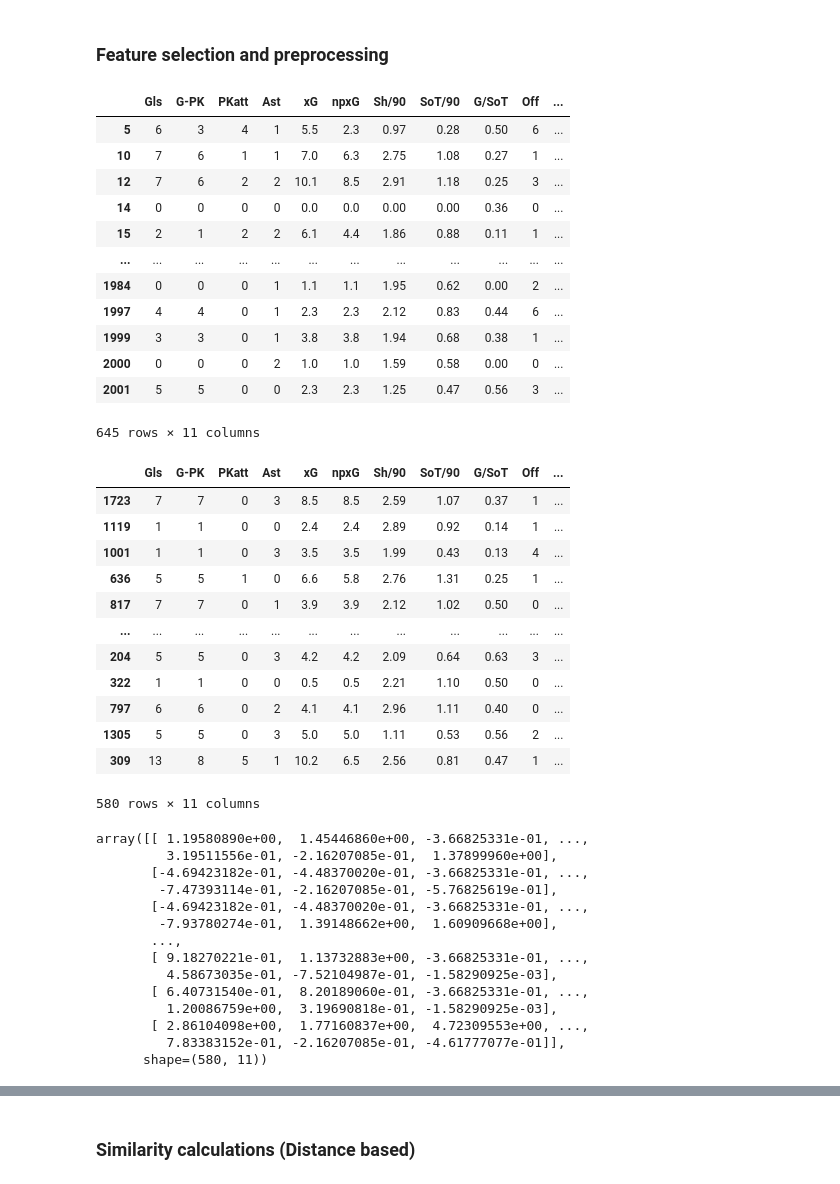
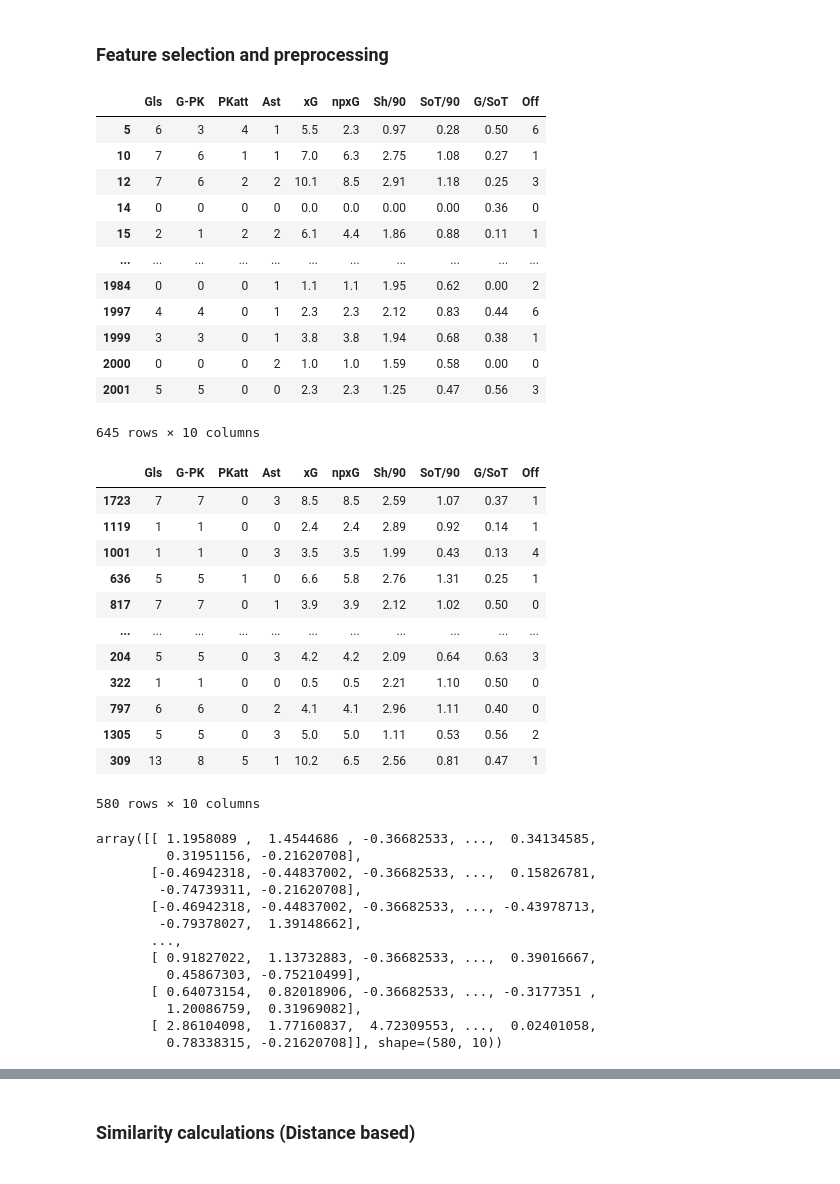
Before and after one commit to Wukelalks/Player-Performance-Model, a Jupyter notebook: find_similar_attackers.ipynb, the cells around one changed output, grey strips where cells are left out. Drawn from its saved outputs; the diff is of its cells as text; code cells hidden in the pictures.

```diff
--- a/find_similar_attackers.ipynb
+++ b/find_similar_attackers.ipynb
@@ -54,45 +54,45 @@ attackers_df
 # %%
 # Feature selection
 attackers_features = ['Gls', 'G-PK', 'PKatt', 'Ast', 'xG', 'npxG', 'Sh/90', 'SoT/90',
-                     'G/SoT', 'Off', 'Market Value Euros']
+                     'G/SoT', 'Off',]
 
 # DataFrame with attackers features
 X = attackers_df[attackers_features].copy()
 
 X
 # %% [output]
-|  | Gls | G-PK | PKatt | Ast | xG | npxG | Sh/90 | SoT/90 | G/SoT | Off | ... |
-| 5 | 6 | 3 | 4 | 1 | 5.5 | 2.3 | 0.97 | 0.28 | 0.50 | 6 | ... |
-| 10 | 7 | 6 | 1 | 1 | 7.0 | 6.3 | 2.75 | 1.08 | 0.27 | 1 | ... |
-| 12 | 7 | 6 | 2 | 2 | 10.1 | 8.5 | 2.91 | 1.18 | 0.25 | 3 | ... |
-| 14 | 0 | 0 | 0 | 0 | 0.0 | 0.0 | 0.00 | 0.00 | 0.36 | 0 | ... |
-| 15 | 2 | 1 | 2 | 2 | 6.1 | 4.4 | 1.86 | 0.88 | 0.11 | 1 | ... |
-| ... | ... | ... | ... | ... | ... | ... | ... | ... | ... | ... | ... |
-| 1984 | 0 | 0 | 0 | 1 | 1.1 | 1.1 | 1.95 | 0.62 | 0.00 | 2 | ... |
-| 1997 | 4 | 4 | 0 | 1 | 2.3 | 2.3 | 2.12 | 0.83 | 0.44 | 6 | ... |
-| 1999 | 3 | 3 | 0 | 1 | 3.8 | 3.8 | 1.94 | 0.68 | 0.38 | 1 | ... |
-| 2000 | 0 | 0 | 0 | 2 | 1.0 | 1.0 | 1.59 | 0.58 | 0.00 | 0 | ... |
-| 2001 | 5 | 5 | 0 | 0 | 2.3 | 2.3 | 1.25 | 0.47 | 0.56 | 3 | ... |
+|  | Gls | G-PK | PKatt | Ast | xG | npxG | Sh/90 | SoT/90 | G/SoT | Off |
+| 5 | 6 | 3 | 4 | 1 | 5.5 | 2.3 | 0.97 | 0.28 | 0.50 | 6 |
+| 10 | 7 | 6 | 1 | 1 | 7.0 | 6.3 | 2.75 | 1.08 | 0.27 | 1 |
+| 12 | 7 | 6 | 2 | 2 | 10.1 | 8.5 | 2.91 | 1.18 | 0.25 | 3 |
+| 14 | 0 | 0 | 0 | 0 | 0.0 | 0.0 | 0.00 | 0.00 | 0.36 | 0 |
+| 15 | 2 | 1 | 2 | 2 | 6.1 | 4.4 | 1.86 | 0.88 | 0.11 | 1 |
+| ... | ... | ... | ... | ... | ... | ... | ... | ... | ... | ... |
+| 1984 | 0 | 0 | 0 | 1 | 1.1 | 1.1 | 1.95 | 0.62 | 0.00 | 2 |
+| 1997 | 4 | 4 | 0 | 1 | 2.3 | 2.3 | 2.12 | 0.83 | 0.44 | 6 |
+| 1999 | 3 | 3 | 0 | 1 | 3.8 | 3.8 | 1.94 | 0.68 | 0.38 | 1 |
+| 2000 | 0 | 0 | 0 | 2 | 1.0 | 1.0 | 1.59 | 0.58 | 0.00 | 0 |
+| 2001 | 5 | 5 | 0 | 0 | 2.3 | 2.3 | 1.25 | 0.47 | 0.56 | 3 |
-645 rows × 11 columns
+645 rows × 10 columns
 # %%
 # Splitting the data into training and testing data
 X_train, X_test, df_train, df_test = train_test_split(X, attackers_df, test_size=0.1, random_state=42)
 # %%
 X_train
 # %% [output]
-|  | Gls | G-PK | PKatt | Ast | xG | npxG | Sh/90 | SoT/90 | G/SoT | Off | ... |
-| 1723 | 7 | 7 | 0 | 3 | 8.5 | 8.5 | 2.59 | 1.07 | 0.37 | 1 | ... |
-| 1119 | 1 | 1 | 0 | 0 | 2.4 | 2.4 | 2.89 | 0.92 | 0.14 | 1 | ... |
-| 1001 | 1 | 1 | 0 | 3 | 3.5 | 3.5 | 1.99 | 0.43 | 0.13 | 4 | ... |
-| 636 | 5 | 5 | 1 | 0 | 6.6 | 5.8 | 2.76 | 1.31 | 0.25 | 1 | ... |
-| 817 | 7 | 7 | 0 | 1 | 3.9 | 3.9 | 2.12 | 1.02 | 0.50 | 0 | ... |
-| ... | ... | ... | ... | ... | ... | ... | ... | ... | ... | ... | ... |
-| 204 | 5 | 5 | 0 | 3 | 4.2 | 4.2 | 2.09 | 0.64 | 0.63 | 3 | ... |
-| 322 | 1 | 1 | 0 | 0 | 0.5 | 0.5 | 2.21 | 1.10 | 0.50 | 0 | ... |
-| 797 | 6 | 6 | 0 | 2 | 4.1 | 4.1 | 2.96 | 1.11 | 0.40 | 0 | ... |
-| 1305 | 5 | 5 | 0 | 3 | 5.0 | 5.0 | 1.11 | 0.53 | 0.56 | 2 | ... |
-| 309 | 13 | 8 | 5 | 1 | 10.2 | 6.5 | 2.56 | 0.81 | 0.47 | 1 | ... |
+|  | Gls | G-PK | PKatt | Ast | xG | npxG | Sh/90 | SoT/90 | G/SoT | Off |
+| 1723 | 7 | 7 | 0 | 3 | 8.5 | 8.5 | 2.59 | 1.07 | 0.37 | 1 |
+| 1119 | 1 | 1 | 0 | 0 | 2.4 | 2.4 | 2.89 | 0.92 | 0.14 | 1 |
+| 1001 | 1 | 1 | 0 | 3 | 3.5 | 3.5 | 1.99 | 0.43 | 0.13 | 4 |
+| 636 | 5 | 5 | 1 | 0 | 6.6 | 5.8 | 2.76 | 1.31 | 0.25 | 1 |
+| 817 | 7 | 7 | 0 | 1 | 3.9 | 3.9 | 2.12 | 1.02 | 0.50 | 0 |
+| ... | ... | ... | ... | ... | ... | ... | ... | ... | ... | ... |
+| 204 | 5 | 5 | 0 | 3 | 4.2 | 4.2 | 2.09 | 0.64 | 0.63 | 3 |
+| 322 | 1 | 1 | 0 | 0 | 0.5 | 0.5 | 2.21 | 1.10 | 0.50 | 0 |
+| 797 | 6 | 6 | 0 | 2 | 4.1 | 4.1 | 2.96 | 1.11 | 0.40 | 0 |
+| 1305 | 5 | 5 | 0 | 3 | 5.0 | 5.0 | 1.11 | 0.53 | 0.56 | 2 |
+| 309 | 13 | 8 | 5 | 1 | 10.2 | 6.5 | 2.56 | 0.81 | 0.47 | 1 |
-580 rows × 11 columns
+580 rows × 10 columns
 # %%
 # Reset the index of df_train
 df_train.reset_index(drop=True, inplace=True)
@@ -104,20 +105,19 @@ X_test_scaled = scaler.transform(X_test)
 # %%
 X_train_scaled
 # %% [output]
-array([[ 1.19580890e+00,  1.45446860e+00, -3.66825331e-01, ...,
-         3.19511556e-01, -2.16207085e-01,  1.37899960e+00],
-       [-4.69423182e-01, -4.48370020e-01, -3.66825331e-01, ...,
-        -7.47393114e-01, -2.16207085e-01, -5.76825619e-01],
-       [-4.69423182e-01, -4.48370020e-01, -3.66825331e-01, ...,
-        -7.93780274e-01,  1.39148662e+00,  1.60909668e+00],
+array([[ 1.1958089 ,  1.4544686 , -0.36682533, ...,  0.34134585,
+         0.31951156, -0.21620708],
+       [-0.46942318, -0.44837002, -0.36682533, ...,  0.15826781,
+        -0.74739311, -0.21620708],
+       [-0.46942318, -0.44837002, -0.36682533, ..., -0.43978713,
+        -0.79378027,  1.39148662],
        ...,
-       [ 9.18270221e-01,  1.13732883e+00, -3.66825331e-01, ...,
-         4.58673035e-01, -7.52104987e-01, -1.58290925e-03],
-       [ 6.40731540e-01,  8.20189060e-01, -3.66825331e-01, ...,
-         1.20086759e+00,  3.19690818e-01, -1.58290925e-03],
-       [ 2.86104098e+00,  1.77160837e+00,  4.72309553e+00, ...,
-         7.83383152e-01, -2.16207085e-01, -4.61777077e-01]],
-      shape=(580, 11))
+       [ 0.91827022,  1.13732883, -0.36682533, ...,  0.39016667,
+         0.45867303, -0.75210499],
+       [ 0.64073154,  0.82018906, -0.36682533, ..., -0.3177351 ,
+         1.20086759,  0.31969082],
+       [ 2.86104098,  1.77160837,  4.72309553, ...,  0.02401058,
+         0.78338315, -0.21620708]], shape=(580, 10))
 # %%
 X.isnull().sum()
 # %% [output]
```
Also changed, not shown: parts of 6 cells of this notebook.
